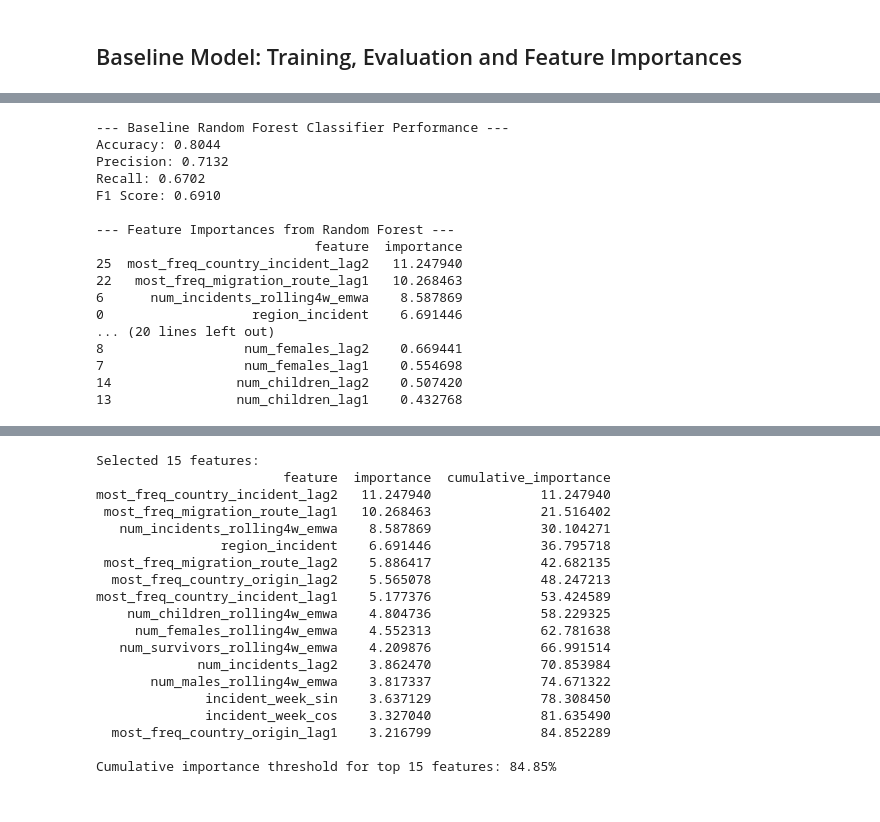
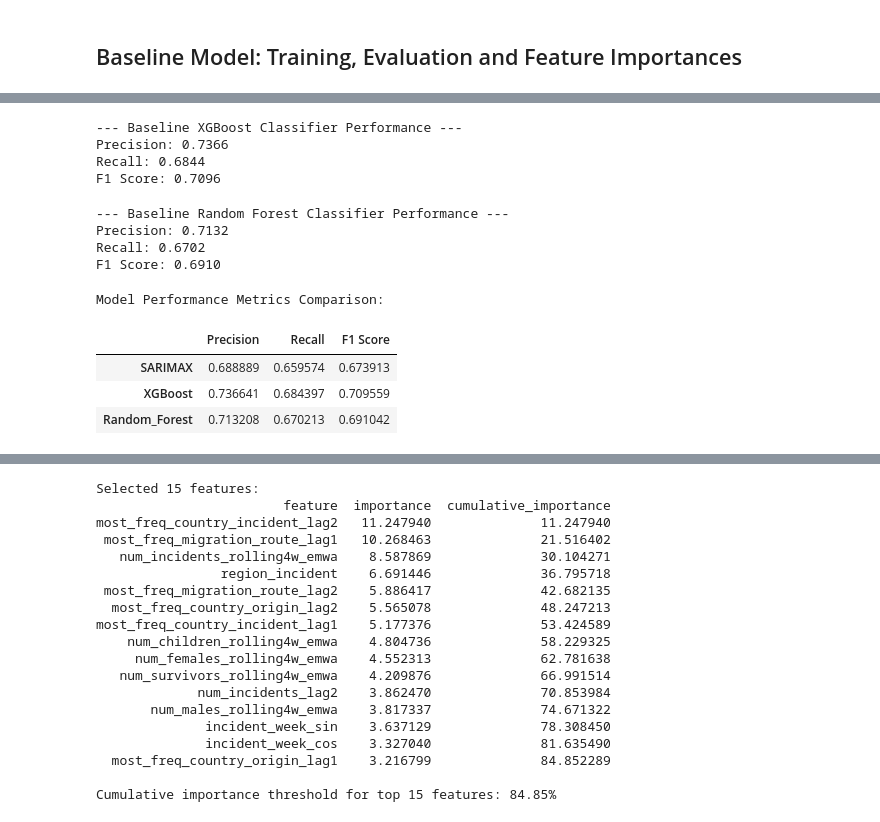
Before and after one commit to SiddhanthNB/global-migration-fatality, a Jupyter notebook: main.ipynb, the cells around one changed output, grey strips where cells are left out. Drawn from its saved outputs; the diff is of its cells as text; code cells hidden in the pictures.

Commit message:
added basline comparisons

```diff
--- a/main.ipynb
+++ b/main.ipynb
@@ -1188,3 +1295,30 @@ Shape of y_train_resampled: (7700,)
+# %%
+xgb_baseline = XGBClassifier(n_estimators=50, random_state=42)
+
+xgb_baseline.fit(X_train_resampled, y_train_resampled)
+
+y_pred = xgb_baseline.predict(X_test_encoded)
+
+model_metrics['XGBoost'] = {
+    'Precision': precision_score(y_test, y_pred),
+    'Recall': recall_score(y_test, y_pred),
+    'F1 Score': f1_score(y_test, y_pred)
+}
+
+feature_importances['XGBoost'] = pd.DataFrame({
+    'feature': X_train_resampled.columns,
+    'importance': xgb_baseline.feature_importances_ * 100
+}).sort_values('importance', ascending=False)
+
+print("\n--- Baseline XGBoost Classifier Performance ---")
+print(f"Precision: {precision_score(y_test, y_pred):.4f}")
+print(f"Recall: {recall_score(y_test, y_pred):.4f}")
+print(f"F1 Score: {f1_score(y_test, y_pred):.4f}")
+# %% [output]
+--- Baseline XGBoost Classifier Performance ---
+Precision: 0.7366
+Recall: 0.6844
+F1 Score: 0.7096
 # %%
 rf_baseline = RandomForestClassifier(n_estimators=50, random_state=42)
 
@@ -1192,34 +1326,32 @@ rf_baseline.fit(X_train_resampled, y_train_resampled)
 
 y_pred = rf_baseline.predict(X_test_encoded)
 
-print("\n--- Baseline Random Forest Classifier Performance ---")
-print(f"Accuracy: {accuracy_score(y_test, y_pred):.4f}")
-print(f"Precision: {precision_score(y_test, y_pred):.4f}")
-print(f"Recall: {recall_score(y_test, y_pred):.4f}")
-print(f"F1 Score: {f1_score(y_test, y_pred):.4f}")
+model_metrics['Random_Forest'] = {
+    'Precision': precision_score(y_test, y_pred),
+    'Recall': recall_score(y_test, y_pred),
+    'F1 Score': f1_score(y_test, y_pred)
+}
 
-feature_importance = pd.DataFrame({
+feature_importances['Random_Forest'] = pd.DataFrame({
     'feature': X_train_resampled.columns,
     'importance': rf_baseline.feature_importances_ * 100
 }).sort_values('importance', ascending=False)
 
-print("\n--- Feature Importances from Random Forest ---")
-print(feature_importance)
+print("\n--- Baseline Random Forest Classifier Performance ---")
+print(f"Precision: {precision_score(y_test, y_pred):.4f}")
+print(f"Recall: {recall_score(y_test, y_pred):.4f}")
+print(f"F1 Score: {f1_score(y_test, y_pred):.4f}")
 # %% [output]
 --- Baseline Random Forest Classifier Performance ---
-Accuracy: 0.8044
 Precision: 0.7132
 Recall: 0.6702
 F1 Score: 0.6910
-
---- Feature Importances from Random Forest ---
-                            feature  importance
-25  most_freq_country_incident_lag2   11.247940
-22   most_freq_migration_route_lag1   10.268463
-6      num_incidents_rolling4w_emwa    8.587869
-0                   region_incident    6.691446
-... (20 lines left out)
-8                  num_females_lag2    0.669441
-7                  num_females_lag1    0.554698
-14                num_children_lag2    0.507420
-13                num_children_lag1    0.432768
+# %%
+print('Model Performance Metrics Comparison:')
+pd.DataFrame(model_metrics).transpose()
+# %% [output]
+Model Performance Metrics Comparison:
+|  | Precision | Recall | F1 Score |
+| SARIMAX | 0.688889 | 0.659574 | 0.673913 |
+| XGBoost | 0.736641 | 0.684397 | 0.709559 |
+| Random_Forest | 0.713208 | 0.670213 | 0.691042 |
```
Also changed, not shown: parts of 7 cells of this notebook.
